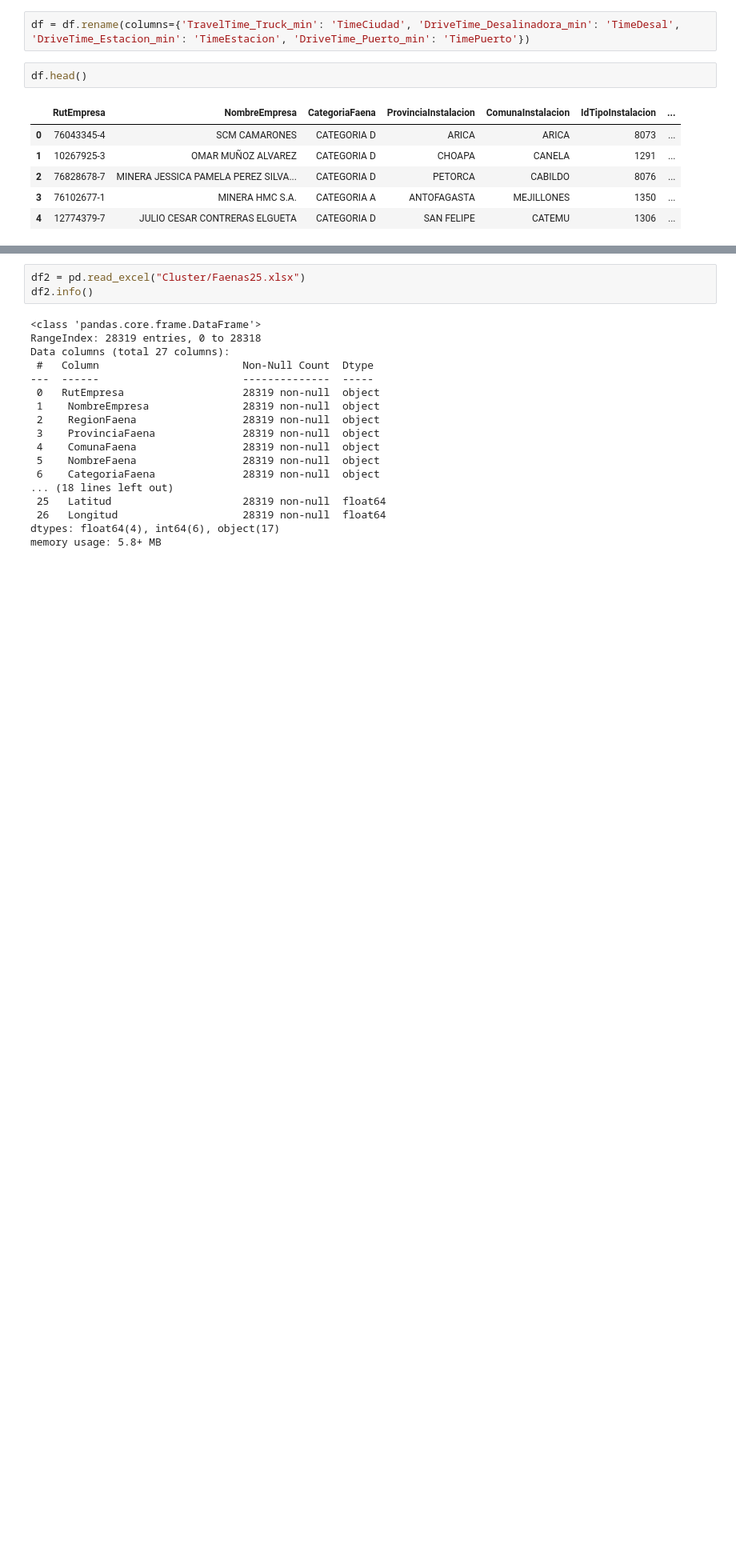
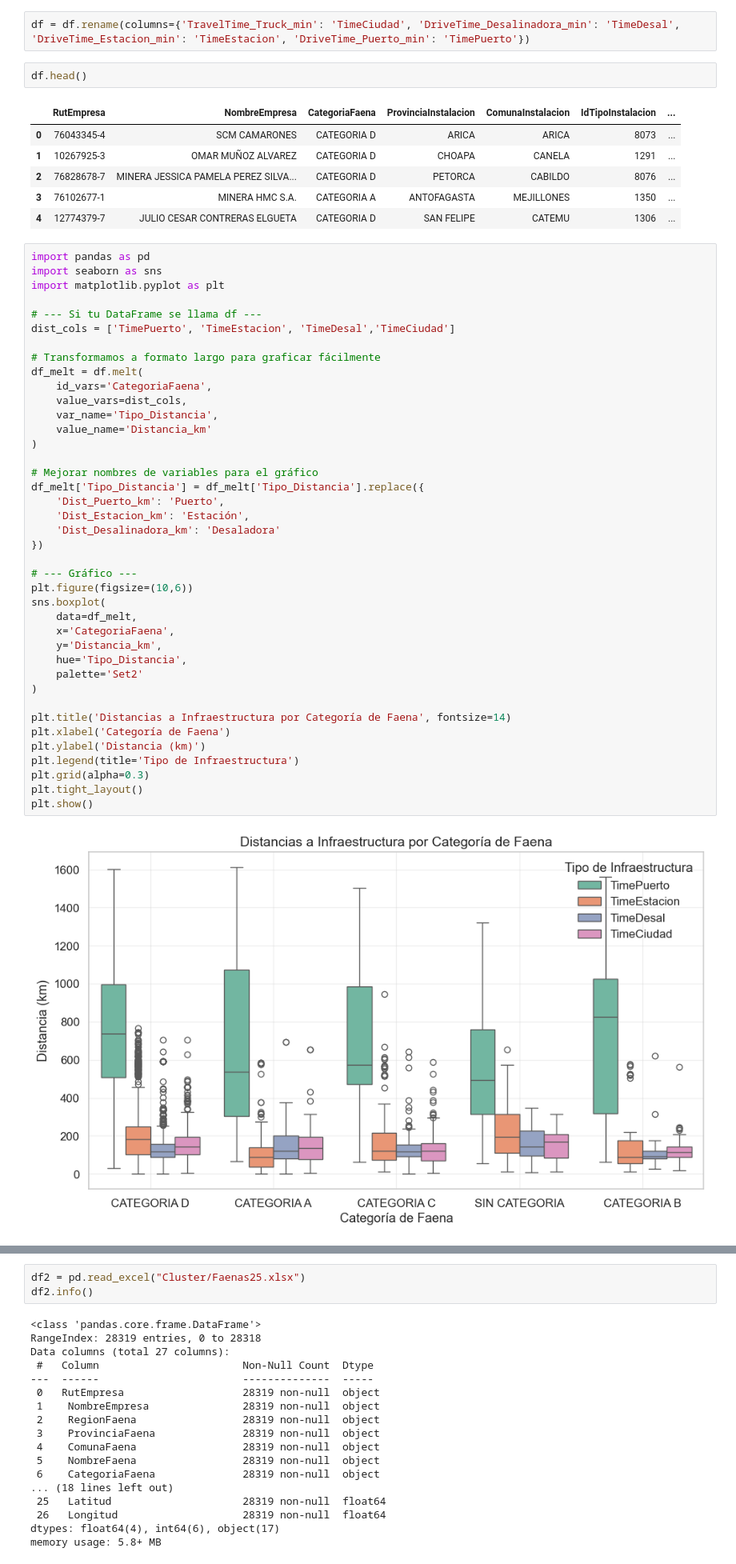
Before and after one commit to Arturo-Amberg/TrabajoTesis, a Jupyter notebook: EDA/EDA.ipynb, the cells around one changed output, grey strips where cells are left out. Shown at 80% size. Drawn from its saved outputs; the diff is of its cells as text; blank space fills up the shorter version.

Commit message:
Avance Jueves Cambios faenas

```diff
--- a/EDA/EDA.ipynb
+++ b/EDA/EDA.ipynb
@@ -52,3 +54,45 @@ df.head()
 | 2 | 76828678-7 | MINERA JESSICA PAMELA PEREZ SILVA... | CATEGORIA D | PETORCA | CABILDO | 8076 | ... |
 | 3 | 76102677-1 | MINERA HMC S.A. | CATEGORIA A | ANTOFAGASTA | MEJILLONES | 1350 | ... |
 | 4 | 12774379-7 | JULIO CESAR CONTRERAS ELGUETA | CATEGORIA D | SAN FELIPE | CATEMU | 1306 | ... |
+# %%
+import pandas as pd
+import seaborn as sns
+import matplotlib.pyplot as plt
+
+# --- Si tu DataFrame se llama df ---
+dist_cols = ['TimePuerto', 'TimeEstacion', 'TimeDesal','TimeCiudad']
+
+# Transformamos a formato largo para graficar fácilmente
+df_melt = df.melt(
+    id_vars='CategoriaFaena',
+    value_vars=dist_cols,
+    var_name='Tipo_Distancia',
+    value_name='Distancia_km'
+)
+
+# Mejorar nombres de variables para el gráfico
+df_melt['Tipo_Distancia'] = df_melt['Tipo_Distancia'].replace({
+    'Dist_Puerto_km': 'Puerto',
+    'Dist_Estacion_km': 'Estación',
+    'Dist_Desalinadora_km': 'Desaladora'
+})
+
+# --- Gráfico ---
+plt.figure(figsize=(10,6))
+sns.boxplot(
+    data=df_melt,
+    x='CategoriaFaena',
+    y='Distancia_km',
+    hue='Tipo_Distancia',
+    palette='Set2'
+)
+
+plt.title('Distancias a Infraestructura por Categoría de Faena', fontsize=14)
+plt.xlabel('Categoría de Faena')
+plt.ylabel('Distancia (km)')
+plt.legend(title='Tipo de Infraestructura')
+plt.grid(alpha=0.3)
+plt.tight_layout()
+plt.show()
+# %% [output]
+[figure, added]
```
Also changed, not shown: parts of 16 cells of this notebook, 3 other files.
